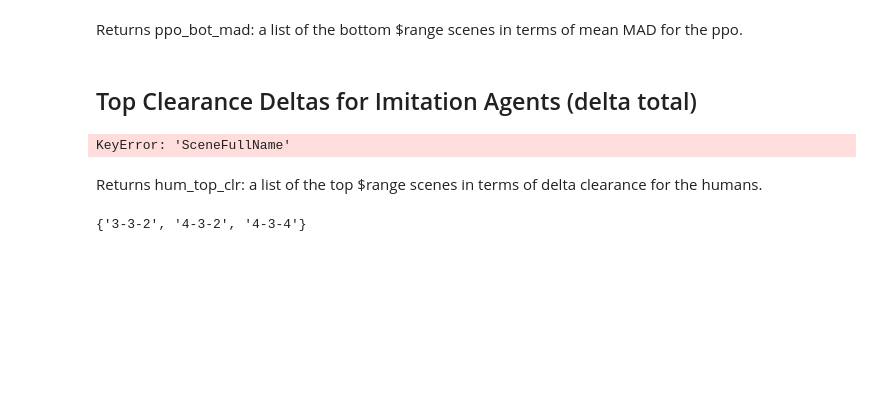
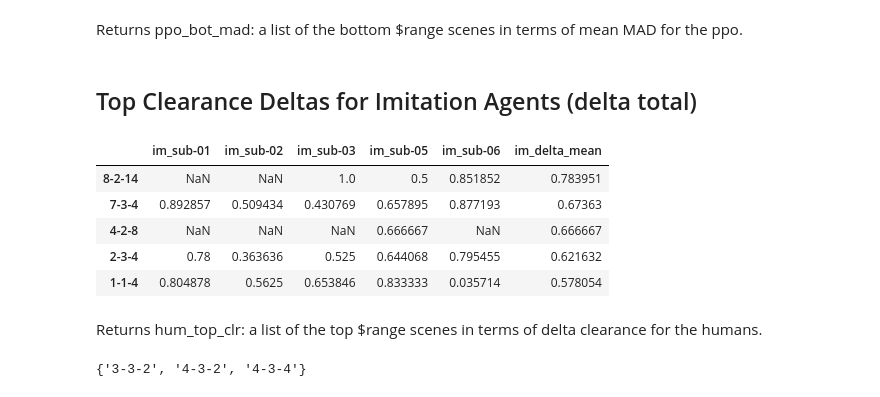
Before and after one commit to HugoDelhaye/select_scene, a Jupyter notebook: notebook/select_scene_from_metrics.ipynb, the cells around one changed output. Drawn from its saved outputs; the diff is of its cells as text; code cells hidden in the pictures; blank space fills up the shorter version.

```diff
--- a/notebook/select_scene_from_metrics.ipynb
+++ b/notebook/select_scene_from_metrics.ipynb
@@ -80,6 +48,7 @@ df_variables = df_variables[~df_variables['SceneFullName'].isin(scenes_to_drop)]
 mask_im = df['Model'].str.startswith('sub-0')
 df.loc[mask_im, 'Learning_Phase'] = df.loc[mask_im, 'Model'].str[:]
 df.loc[mask_im, 'Subject'] = "im_"+df.loc[mask_im, 'Model'].str[:6]
+df.loc[mask_im, 'SceneFullName'] = df.loc[mask_im, 'World'].astype(str)+'-'+df.loc[mask_im, 'Level'].astype(str)+'-'+df.loc[mask_im, 'Scene'].astype(str)
 
 mask_ppo = df['Model'].str.startswith('ep')
 df.loc[mask_ppo, 'Learning_Phase'] = df.loc[mask_ppo, 'Model'].str[:]
@@ -387,41 +356,40 @@ Returns ppo_bot_mad: a list of the bottom $range scenes in terms of mean MAD for
 ## Top Clearance Deltas for Imitation Agents (delta total)
 # %%
 df_meta = df[df['Subject'].str.startswith('im')].groupby(['SceneFullName'])
+df_imee = df[df['Subject'].str.startswith('im')]
 columns = ['im_sub-01','im_sub-02', 'im_sub-03', 'im_sub-05', 'im_sub-06', 'im_delta_mean' ]
 indexs = list(df_meta.groups.keys())
 df_deltas_tot = pd.DataFrame(columns=columns, index=indexs)
 df_imee = df[df['Subject'].str.startswith('im')]
-print(df_im['SceneFullName'].unique())
 
 ppos_phases = [['sub-01_epoch=0-step=500', 'sub-01_epoch=0-step=2000', 'sub-01_epoch=0-step=3500', 'sub-01_epoch=0-step=5000', 'sub-01_epoch=0-step=6500'],
                 ['sub-02_epoch=0-step=500', 'sub-02_epoch=0-step=3000', 'sub-02_epoch=0-step=5500', 'sub-02_epoch=0-step=8000', 'sub-02_epoch=0-step=10000'],
                 ['sub-03_epoch=0-step=500', 'sub-03_epoch=0-step=4000', 'sub-03_epoch=0-step=7500', 'sub-03_epoch=1-step=11408', 'sub-03_epoch=1-step=14908'],
                 ['sub-05_epoch=0-step=500', 'sub-05_epoch=0-step=1500', 'sub-05_epoch=0-step=3000', 'sub-05_epoch=0-step=4000', 'sub-05_epoch=0-step=5000'],
                 ['sub-06_epoch=0-step=500', 'sub-06_epoch=0-step=2000', 'sub-06_epoch=0-step=4000', 'sub-06_epoch=0-step=5500', 'sub-06_epoch=0-step=7000']]
 
 phase_to_checkpoint = {p: i % 5 for i, p in enumerate([phase for subset in ppos_phases for phase in subset])}
 
-for scene, group in df[df['Subject'].str.startswith('im')].groupby('SceneFullName'):
-    print(scene, group['Subject'].unique())
-    break
+
 for scene, df_scene in df_meta:
-    print(df_scene)
     df_clearance = df_scene.groupby(["Subject", "Learning_Phase"])["Cleared"].mean().reset_index(name="Cleared")
     df_delta_tot = utils.compute_delta_tot(df_clearance, phase_to_checkpoint, 'Cleared')
-
     delta_mean = {'im_delta_mean': df_delta_tot['delta_tot'].mean().item()}
     delta_sub = dict(zip(df_delta_tot['Subject'], df_delta_tot['delta_tot']))
     row = {**delta_sub, **delta_mean}
+    scene_name = scene if isinstance(scene, str) else scene[0]
+    df_deltas_tot.loc[scene_name] = row
 
-    scene_name = scene if isinstance(scene, str) else scene[0]
-
-    df_deltas_tot.loc[scene_name] = row
-    break
 df_deltas_tot = df_deltas_tot.sort_values('im_delta_mean', ascending=False)
 hum_top_clr = df_deltas_tot.index[:range].tolist()
 df_deltas_tot.head(5)
 # %% [output]
-KeyError: 'SceneFullName'
+|  | im_sub-01 | im_sub-02 | im_sub-03 | im_sub-05 | im_sub-06 | im_delta_mean |
+| 8-2-14 | NaN | NaN | 1.0 | 0.5 | 0.851852 | 0.783951 |
+| 7-3-4 | 0.892857 | 0.509434 | 0.430769 | 0.657895 | 0.877193 | 0.67363 |
+| 4-2-8 | NaN | NaN | NaN | 0.666667 | NaN | 0.666667 |
+| 2-3-4 | 0.78 | 0.363636 | 0.525 | 0.644068 | 0.795455 | 0.621632 |
+| 1-1-4 | 0.804878 | 0.5625 | 0.653846 | 0.833333 | 0.035714 | 0.578054 |
 # %% [markdown]
 Returns hum_top_clr: a list of the top $range scenes in terms of delta clearance for the humans.
 # %%
```
Also changed, not shown: parts of 2 cells of this notebook, 1 other file.
